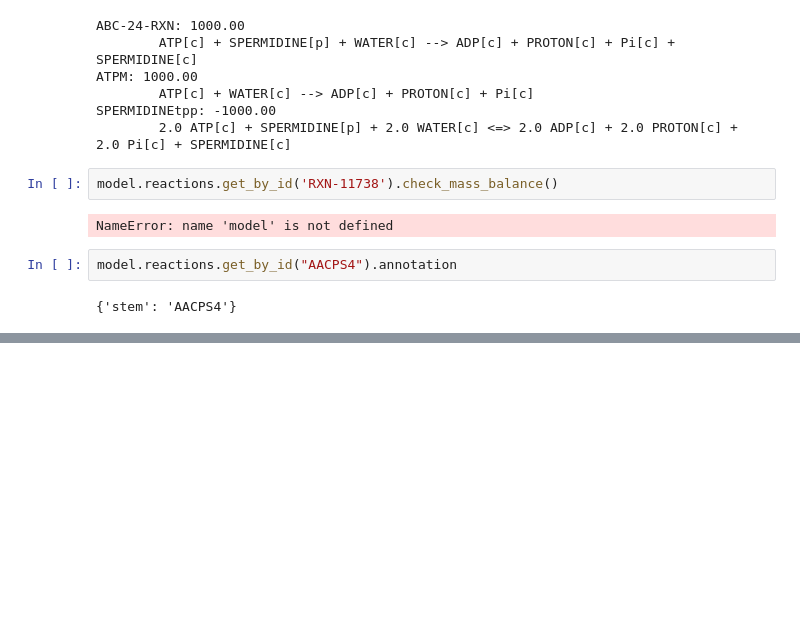
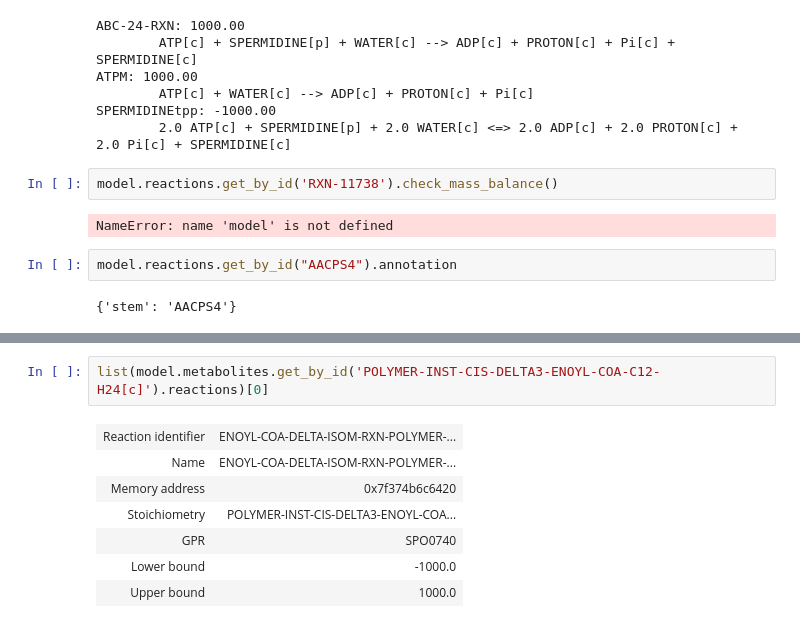
Before and after one commit to C-CoMP-STC/rpom-fba, a Jupyter notebook: experiments/dFBA.ipynb, the cells around one changed output, grey strips where cells are left out. Saved outputs shown, nothing was run; the diff lists cells and outputs as text; blank space fills up the shorter version.

```diff
--- a/experiments/dFBA.ipynb
+++ b/experiments/dFBA.ipynb
@@ -486,0 +499,10 @@ model.reactions.get_by_id("AACPS4").annotation
+# %%
+list(model.metabolites.get_by_id('POLYMER-INST-CIS-DELTA3-ENOYL-COA-C12-H24[c]').reactions)[0]
+# %% [output]
+| Reaction identifier | ENOYL-COA-DELTA-ISOM-RXN-POLYMER-... |
+| Name | ENOYL-COA-DELTA-ISOM-RXN-POLYMER-... |
+| Memory address | 0x7f374b6c6420 |
+| Stoichiometry | POLYMER-INST-CIS-DELTA3-ENOYL-COA... |
+| GPR | SPO0740 |
+| Lower bound | -1000.0 |
+| Upper bound | 1000.0 |
```
Also changed, not shown: parts of 1 cell of this notebook, 5 other files.
